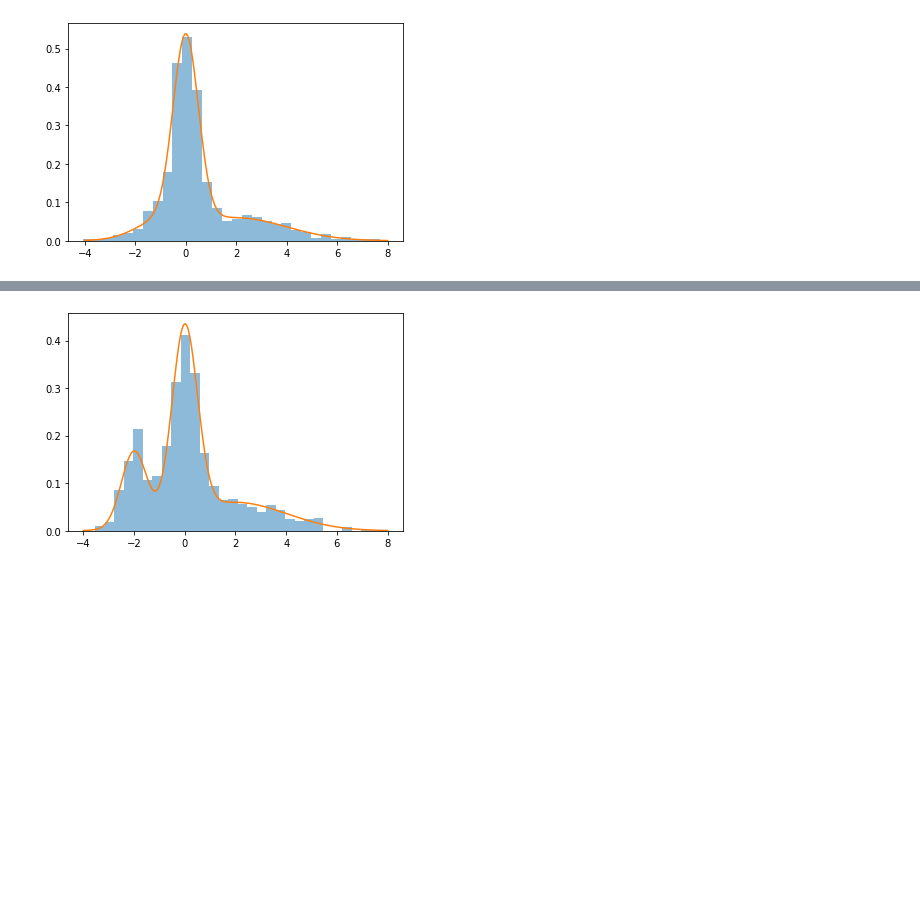
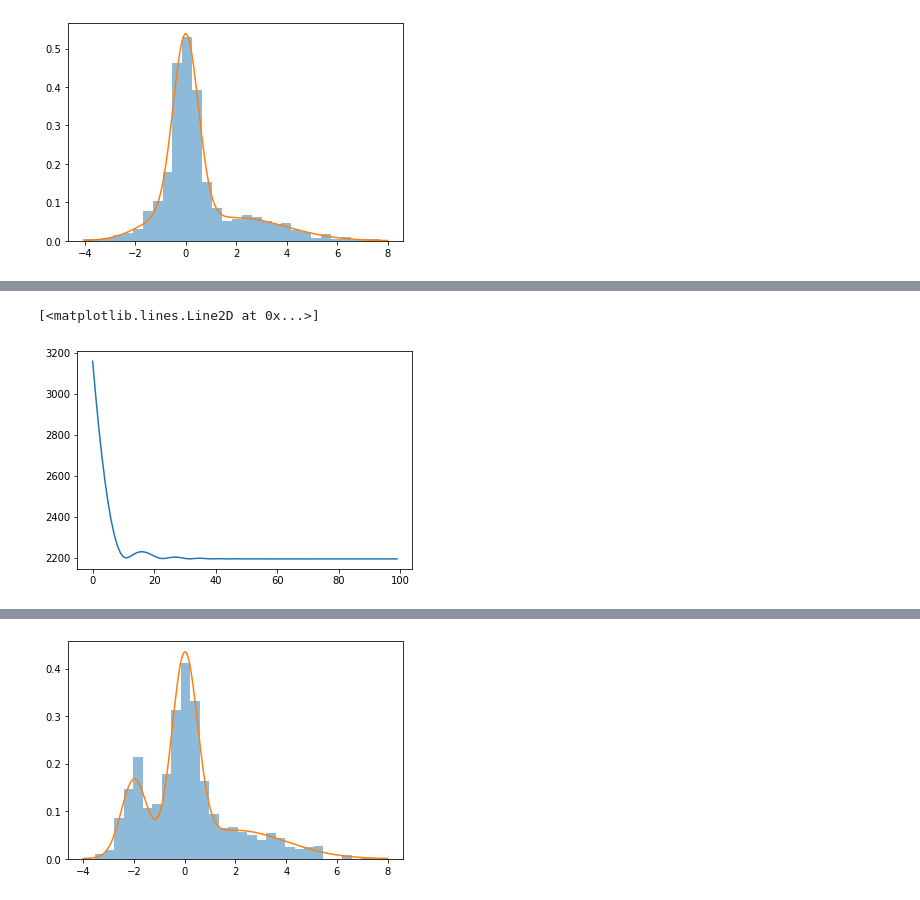
Before and after one commit to reichlab/rclp, a Jupyter notebook: demo.ipynb, the cells around one changed output, grey strips where cells are left out. Drawn from its saved outputs; the diff is of its cells as text; code cells hidden in the pictures; blank space fills up the shorter version.

```diff
--- a/demo.ipynb
+++ b/demo.ipynb
@@ -117,0 +145,13 @@ plt.plot(lp.loss_trace)
+# %%
+# first, calculate the log pdf and cdf values of each y from the component distribution
+# arranged in arrays of shape (1000, 1)
+component_log_prob = norm.logpdf(y, loc=1.0, scale=1.0).reshape((1000,1))
+component_log_cdf = norm.logcdf(y, loc=1.0, scale=1.0).reshape((1000,1))
+
+# Estimate recalibration parameters, using a single beta distribution
+beta_mixt_rclp_K1 = BetaMixtureRCLP(M=1, K=1)
+beta_mixt_rclp_K1.fit(component_log_prob=component_log_prob, component_log_cdf=component_log_cdf,
+                      optim_method="adam", num_iter=100, learning_rate=0.1)
+
+# estimated parameters
+beta_mixt_rclp_K1.parameters
@@ -117,0 +164,6 @@ plt.plot(lp.loss_trace)
+# %%
+# plot loss trace
+plt.plot(beta_mixt_rclp_K1.loss_trace)
+# %% [output]
+[<matplotlib.lines.Line2D at 0x...>]
+[figure, added]
```
Also changed, not shown: parts of 15 cells of this notebook.
